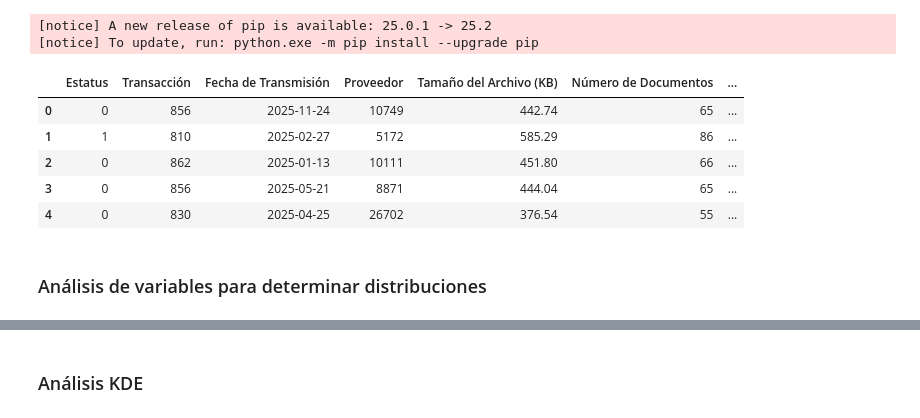
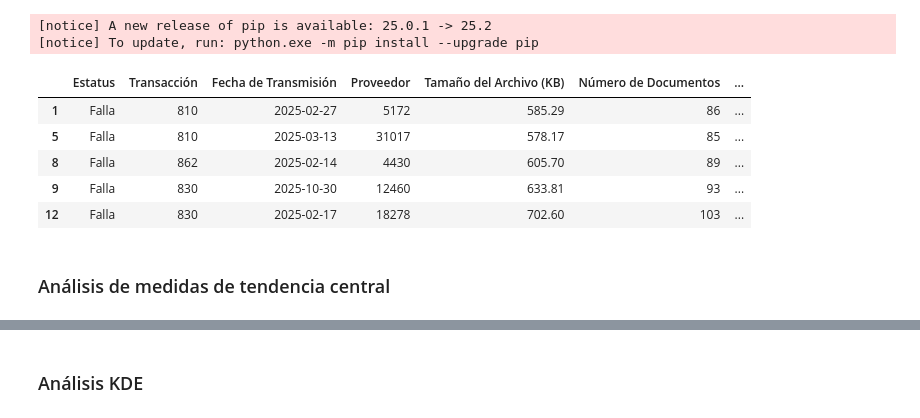
Before and after one commit to isccastillo1977/evidencia1-analisis-estadistico-al05089145, a Jupyter notebook: evidencia1-al05089145-JesusCastillo.ipynb, the cells around one changed output, grey strips where cells are left out. Drawn from its saved outputs; the diff is of its cells as text; code cells hidden in the pictures.

```diff
--- a/evidencia1-al05089145-JesusCastillo.ipynb
+++ b/evidencia1-al05089145-JesusCastillo.ipynb
@@ -6,7 +6,7 @@ import matplotlib.pyplot as plt
 from scipy.stats import shapiro, probplot
 
 
-df = pd.read_csv("edi_transacciones_2025_modificado.csv")
+df = pd.read_csv("edi_transacciones_2025.csv")
 # %% [markdown]
 <h3>Descripción del dataset</h3>
 <h5>Este comando nos muestra la cantidad de columnas y renglones nulos en el archivo</h5>
@@ -137,10 +140,13 @@ dflimpio = df.drop_duplicates()
 dflimpio = dflimpio.dropna()
 
 # 3. Corregir formatos de columnas (ejemplo: convertir fecha a datetime) - PRIMERA TRANSFORMACIÓN
-dflimpio['fecha_de_transmisión'] = pd.to_datetime(dflimpio['fecha_de_transmisión'], errors='coerce')
+dflimpio['Fecha de Transmisión'] = pd.to_datetime(dflimpio['Fecha de Transmisión'], errors='coerce')
 
 # 4. Validar tipos de datos (ejemplo: convertir a entero) - SEGUNDA TRANSFORMACIÓN
-dflimpio['número_de_documentos'] = dflimpio['número_de_documentos'].astype('Int64')
+dflimpio['Número de Documentos'] = dflimpio['Número de Documentos'].astype('Int64')
+
+# 5. Eliminar registros donde Estatus sea 'Éxito' nos interesan unicamente las fallas , y hay muchos falsos positivos
+dflimpio = dflimpio[dflimpio["Estatus"] != 'Éxito'].copy()
 # %% [markdown]
 <h4>Después de eliminar duplicados y limpiar los datos</h4>
 # %%
@@ -182,26 +188,23 @@ Requirement already satisfied: threadpoolctl>=3.1.0 in c:\users\jc70794\appdata\
 # %%
 from sklearn.preprocessing import LabelEncoder
 
 #Primero transformamos a enteros los numeros de documentos - TERCERA TRANSFORMACIÓN
 dflimpio['Número de Documentos'] = dflimpio['Número de Documentos'].astype('Int64')
 
 #Ahora agregamos una nueva columna para incorporar el tipo de error (ya que es categorico) y la llamamos Tipo de Error_Nu - CUARTA TRANSFORMACIÓN
 le = LabelEncoder()
-dflimpio['Tipo de Error_Num'] = le.fit_transform(dflimpio['Tipo de Error'])
-
-#Quinta transformación
-dflimpio['Estatus'] = dflimpio['Estatus'].replace({'Falla': 1, 'Éxito': 0})
+dflimpio['Tipo de Error'] = le.fit_transform(dflimpio['Tipo de Error'])
 
 
 dflimpio.head()
 # %% [output]
 |  | Estatus | Transacción | Fecha de Transmisión | Proveedor | Tamaño del Archivo (KB) | Número de Documentos | ... |
-| 0 | 0 | 856 | 2025-11-24 | 10749 | 442.74 | 65 | ... |
-| 1 | 1 | 810 | 2025-02-27 | 5172 | 585.29 | 86 | ... |
-| 2 | 0 | 862 | 2025-01-13 | 10111 | 451.80 | 66 | ... |
-| 3 | 0 | 856 | 2025-05-21 | 8871 | 444.04 | 65 | ... |
-| 4 | 0 | 830 | 2025-04-25 | 26702 | 376.54 | 55 | ... |
+| 1 | Falla | 810 | 2025-02-27 | 5172 | 585.29 | 86 | ... |
+| 5 | Falla | 810 | 2025-03-13 | 31017 | 578.17 | 85 | ... |
+| 8 | Falla | 862 | 2025-02-14 | 4430 | 605.70 | 89 | ... |
+| 9 | Falla | 830 | 2025-10-30 | 12460 | 633.81 | 93 | ... |
+| 12 | Falla | 830 | 2025-02-17 | 18278 | 702.60 | 103 | ... |
 # %% [markdown]
-<h3>Análisis de variables para determinar distribuciones</h3>
+<h3>Análisis de medidas de tendencia central</h3>
 # %%
 import pandas as pd
```
Also changed, not shown: parts of 19 cells of this notebook, 1 other file.
